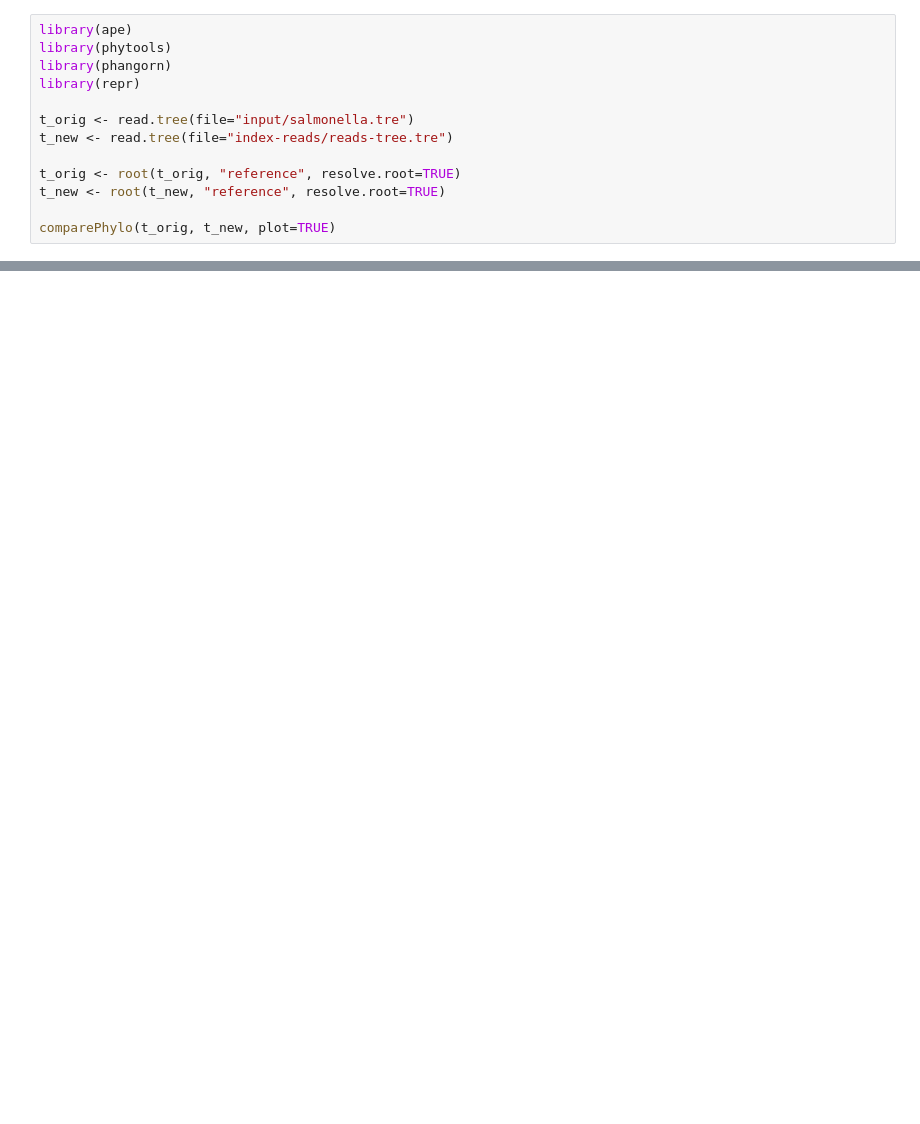
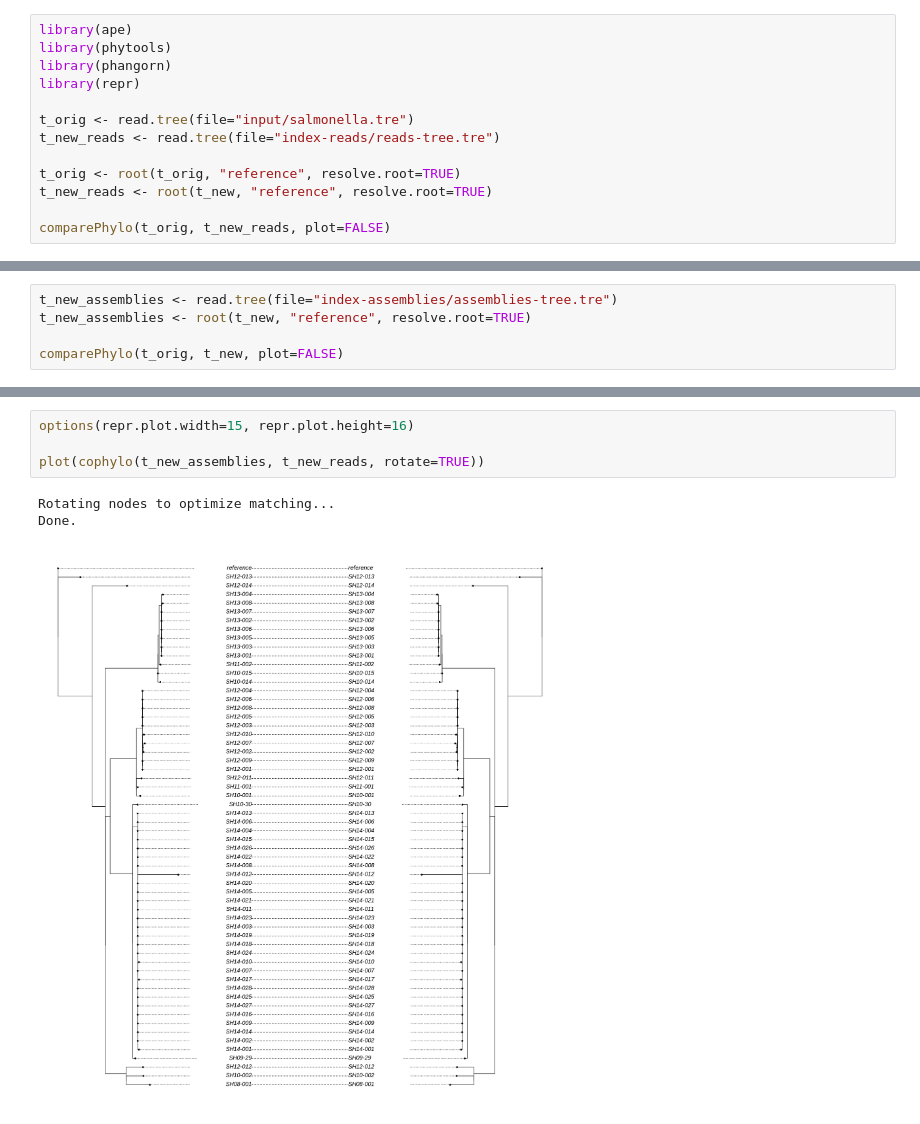
Before and after one commit to apetkau/genomics-data-index-evaluation-manuscript, a Jupyter notebook: evaluations/simulation/5-compare-trees.ipynb, the cells around one changed output, grey strips where cells are left out. Drawn from its saved outputs; the diff is of its cells as text; blank space fills up the shorter version.

Commit message:
Updated to include assemblies

```diff
--- a/evaluations/simulation/5-compare-trees.ipynb
+++ b/evaluations/simulation/5-compare-trees.ipynb
@@ -9,10 +9,10 @@ library(phangorn)
 library(repr)
 
 t_orig <- read.tree(file="input/salmonella.tre")
-t_new <- read.tree(file="index-reads/reads-tree.tre")
+t_new_reads <- read.tree(file="index-reads/reads-tree.tre")
 
 t_orig <- root(t_orig, "reference", resolve.root=TRUE)
-t_new <- root(t_new, "reference", resolve.root=TRUE)
+t_new_reads <- root(t_new, "reference", resolve.root=TRUE)
 
-comparePhylo(t_orig, t_new, plot=TRUE)
+comparePhylo(t_orig, t_new_reads, plot=FALSE)
 # %% [output]
@@ -51,0 +53,5 @@ Done.
+# %%
+t_new_assemblies <- read.tree(file="index-assemblies/assemblies-tree.tre")
+t_new_assemblies <- root(t_new, "reference", resolve.root=TRUE)
+
+comparePhylo(t_orig, t_new, plot=FALSE)
@@ -51,0 +100,8 @@ Done.
+# %%
+options(repr.plot.width=15, repr.plot.height=16)
+
+plot(cophylo(t_new_assemblies, t_new_reads, rotate=TRUE))
+# %% [output]
+Rotating nodes to optimize matching...
+Done.
+[figure, added]
```
Also changed, not shown: parts of 10 cells of this notebook, 2 other files.
